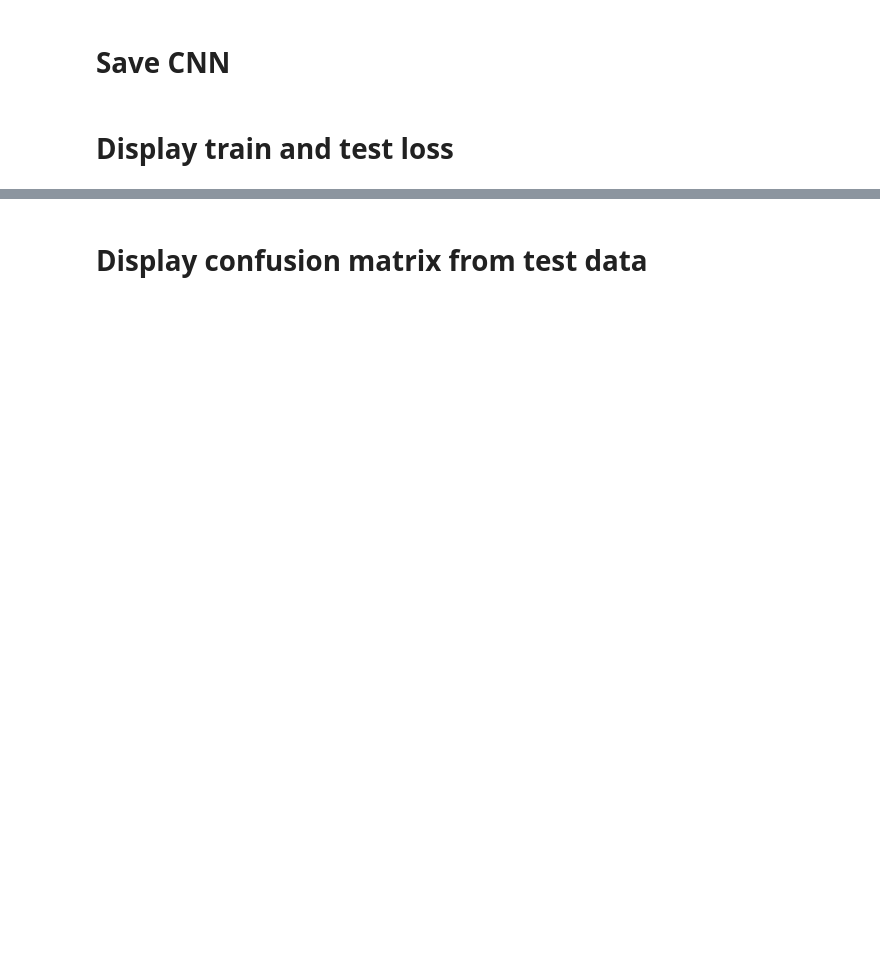
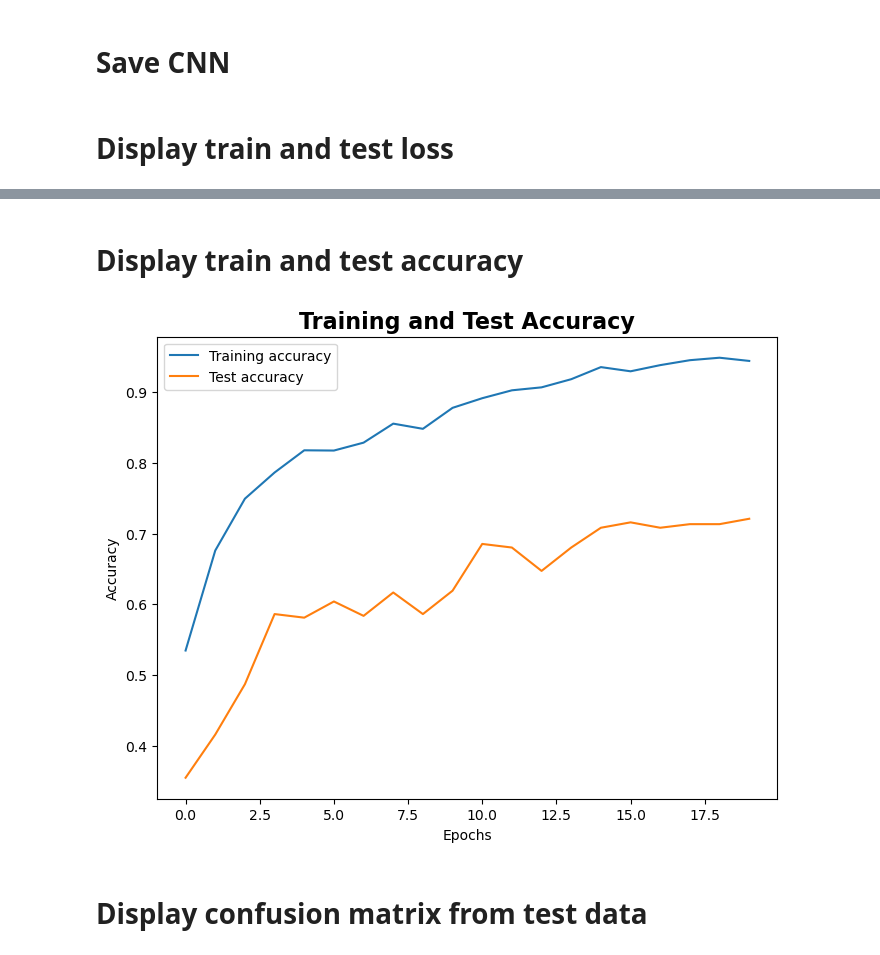
Before and after one commit to 1markmus/CNN-image-classification-brain-tumor-mri, a Jupyter notebook: Image Classification.ipynb, the cells around one changed output, grey strips where cells are left out. Cells and saved outputs as stored; diff of their text form; code cells hidden in the pictures; blank space fills up the shorter version.

```diff
--- a/Image Classification.ipynb
+++ b/Image Classification.ipynb
@@ -119,7 +120,7 @@ class Net(nn.Module):
             nn.Conv2d(in_channels=8, out_channels=16, kernel_size=3, padding=1, stride=1),
             nn.MaxPool2d(kernel_size=2),
             nn.ELU(),
-            nn.Dropout(p = 0.2),
+            nn.Dropout(p = 0.4),
 
             nn.Conv2d(in_channels=16, out_channels=32, kernel_size=3, padding=1, stride=1),
             nn.BatchNorm2d(32),
@@ -147,7 +148,10 @@ net = Net(n_classes=4)
 criterion = nn.CrossEntropyLoss()
 
 # Optimizer
-optimizer = optim.Adam(net.parameters(), lr = 0.0001, weight_decay=1e-4)
+optimizer = optim.Adam(net.parameters(), lr = 0.001, weight_decay=1e-4)
+
+# Scheduler
+scheduler = optim.lr_scheduler.ReduceLROnPlateau(optimizer, mode = "min", patience=3, factor=0.5)
 # %% [markdown]
 # Define metrics
 # %%
@@ -249,3 +285,16 @@ plt.show()
+# %% [markdown]
+# Display train and test accuracy
+# %%
+plt.figure(figsize=(8, 6))
+plt.plot(train_accuracies, label="Training accuracy")
+plt.plot(test_accuracies, label="Test accuracy")
+plt.xlabel("Epochs")
+plt.ylabel("Accuracy")
+plt.title("Training and Test Accuracy", fontweight = "bold", fontsize = 16)
+plt.legend()
+plt.show()
+# %% [output]
+[figure, added]
 # %% [markdown]
 # Display confusion matrix from test data
 # %%
```
Also changed, not shown: parts of 5 cells of this notebook.
